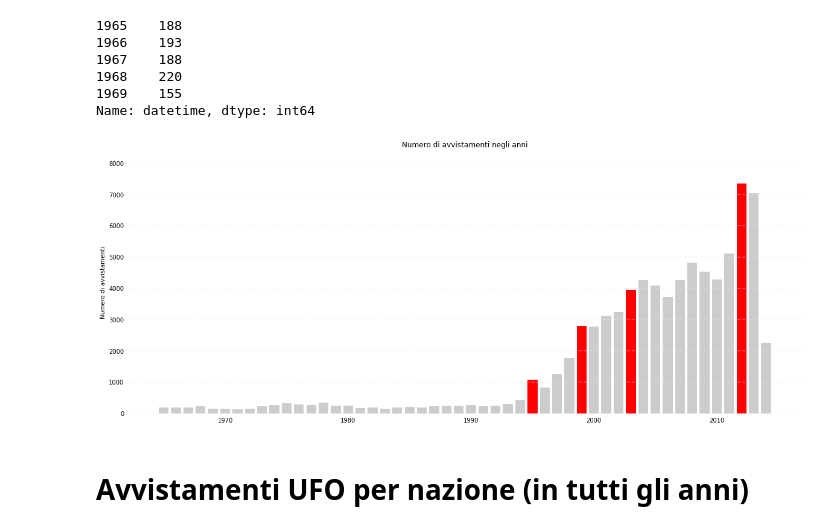
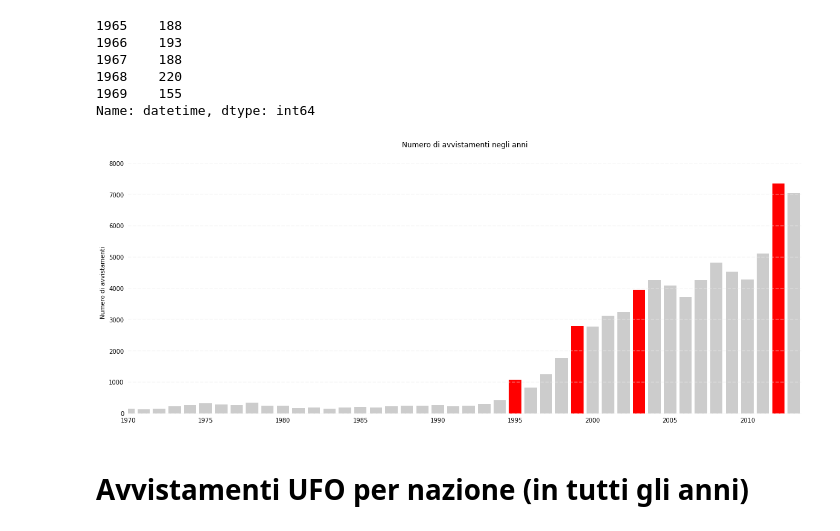
Before and after one commit to mrkct/scivis-progetto, a Jupyter notebook: ufo.ipynb, the cells around one changed output. Saved outputs shown, nothing was run; the diff lists cells and outputs as text; code cells hidden in the pictures.

```diff
--- a/ufo.ipynb
+++ b/ufo.ipynb
@@ -150,34 +150,36 @@ for year in [1995, 1999, 2003, 2012]:
     colors[find_index(year)] = '#ff0000'
 
 bars = plt.bar(counts.index, counts.values, color=colors)
 
 ax.set_ylabel('Numero di avvistamenti')
 ax.set_title('Numero di avvistamenti negli anni')
 
 for spine in ['left', 'right', 'top', 'bottom']:
     ax.spines[spine].set_visible(False)
 
 # Switch off ticks
 ax.tick_params(
     axis="both",
     which="both",
     bottom=False,
     top=False,
     labelbottom=True,
     left=False,
     right=False,
     labelleft=True
 )
 
 # Draw vertical axis lines
 vals = ax.get_yticks()
 for tick in vals:
     ax.axhline(y=tick, linestyle='dashed', alpha=0.4, color='#eeeeee', zorder=1)
 
+ax.set_xlim((1970, 2013.5))
+
 plt.savefig(f'{OUT_FOLDER}/AvvistamentiNegliAnni/BarChart.png')
 plt.show()
 # %% [output]
-[figure, old version]
+[figure, new version]
 # %% [markdown]
 # Avvistamenti UFO per nazione (in tutti gli anni)
 # %%
```
Also changed, not shown: parts of 6 cells of this notebook, 4 other files.
